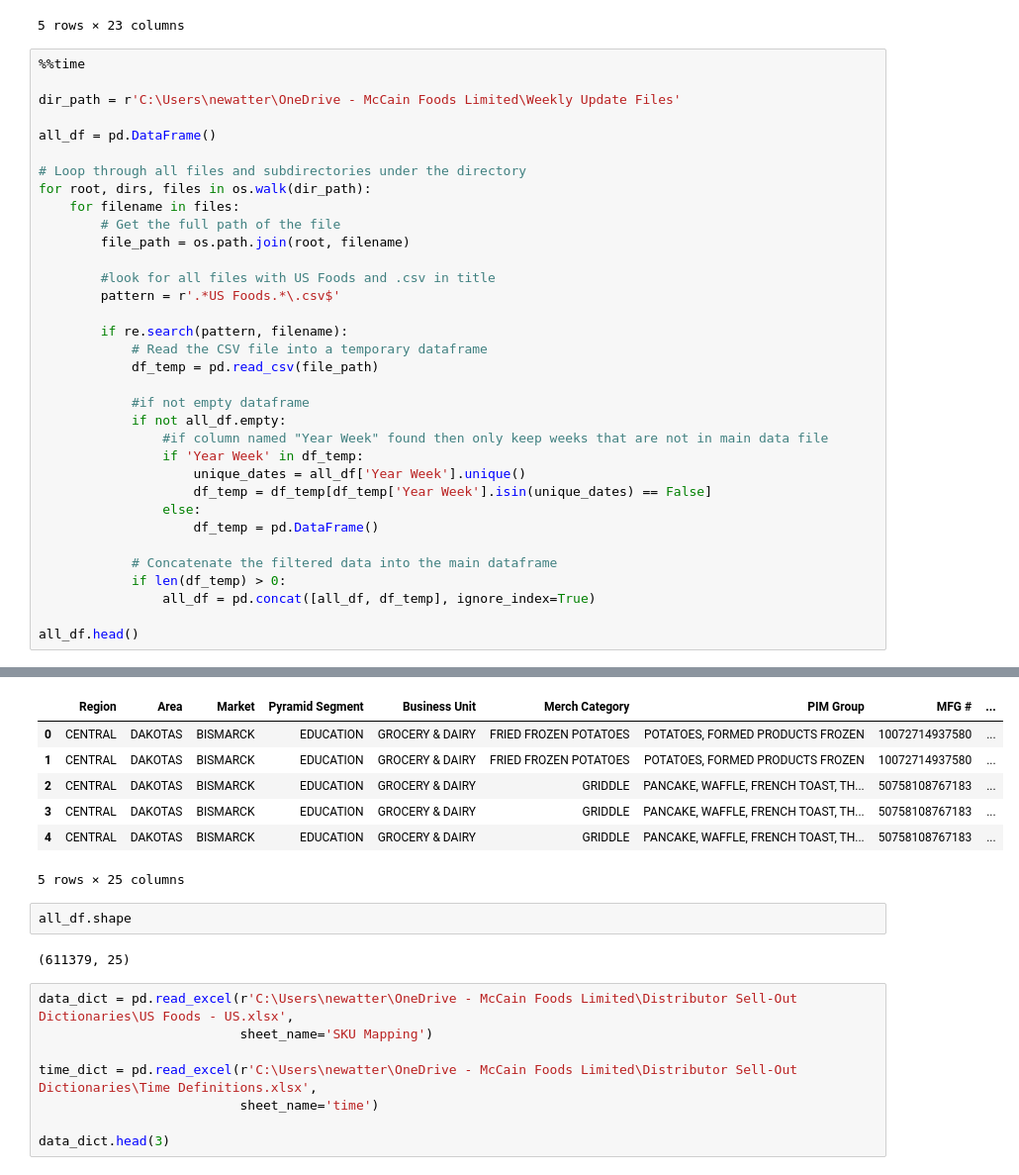
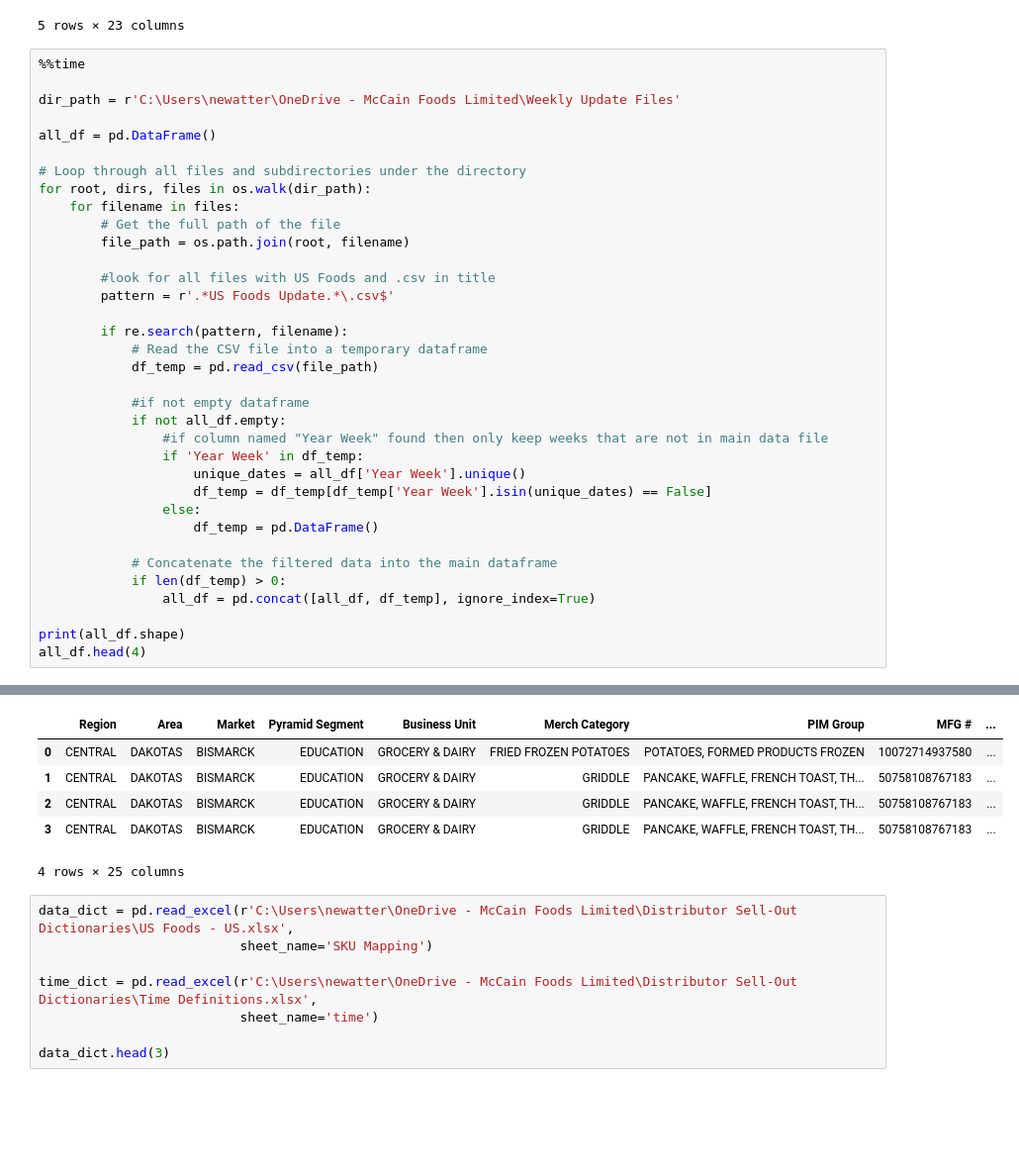
Before and after one commit to mfnewatter/Data-Update, a Jupyter notebook: sell_out_compile.ipynb, the cells around one changed output, grey strips where cells are left out. Shown: that part at 99% size. Cells and saved outputs as stored; diff of their text form; blank space fills up the shorter version.

```diff
--- a/sell_out_compile.ipynb
+++ b/sell_out_compile.ipynb
@@ -30,7 +30,7 @@ for root, dirs, files in os.walk(dir_path):
         file_path = os.path.join(root, filename)
 
         #look for all files with US Foods and .csv in title
-        pattern = r'.*US Foods.*\.csv$'
+        pattern = r'.*US Foods Update.*\.csv$'
 
         if re.search(pattern, filename):
             # Read the CSV file into a temporary dataframe
@@ -49,5 +49,6 @@ for root, dirs, files in os.walk(dir_path):
             if len(df_temp) > 0:
                 all_df = pd.concat([all_df, df_temp], ignore_index=True)
 
-all_df.head()
+print(all_df.shape)
+all_df.head(4)
 # %% [output]
@@ -56,14 +58,9 @@ Wall time: 1min 5s
 |  | Region | Area | Market | Pyramid Segment | Business Unit | Merch Category | PIM Group | MFG # | ... |
 | 0 | CENTRAL | DAKOTAS | BISMARCK | EDUCATION | GROCERY & DAIRY | FRIED FROZEN POTATOES | POTATOES, FORMED PRODUCTS FROZEN | 10072714937580 | ... |
-| 1 | CENTRAL | DAKOTAS | BISMARCK | EDUCATION | GROCERY & DAIRY | FRIED FROZEN POTATOES | POTATOES, FORMED PRODUCTS FROZEN | 10072714937580 | ... |
+| 1 | CENTRAL | DAKOTAS | BISMARCK | EDUCATION | GROCERY & DAIRY | GRIDDLE | PANCAKE, WAFFLE, FRENCH TOAST, TH... | 50758108767183 | ... |
 | 2 | CENTRAL | DAKOTAS | BISMARCK | EDUCATION | GROCERY & DAIRY | GRIDDLE | PANCAKE, WAFFLE, FRENCH TOAST, TH... | 50758108767183 | ... |
 | 3 | CENTRAL | DAKOTAS | BISMARCK | EDUCATION | GROCERY & DAIRY | GRIDDLE | PANCAKE, WAFFLE, FRENCH TOAST, TH... | 50758108767183 | ... |
-| 4 | CENTRAL | DAKOTAS | BISMARCK | EDUCATION | GROCERY & DAIRY | GRIDDLE | PANCAKE, WAFFLE, FRENCH TOAST, TH... | 50758108767183 | ... |
-5 rows × 25 columns
+4 rows × 25 columns
-# %%
-all_df.shape
-# %% [output]
-(611379, 25)
 # %%
 data_dict = pd.read_excel(r'C:\Users\newatter\OneDrive - McCain Foods Limited\Distributor Sell-Out Dictionaries\US Foods - US.xlsx',
                           sheet_name='SKU Mapping')
```
Also changed, not shown: parts of 26 cells of this notebook.
